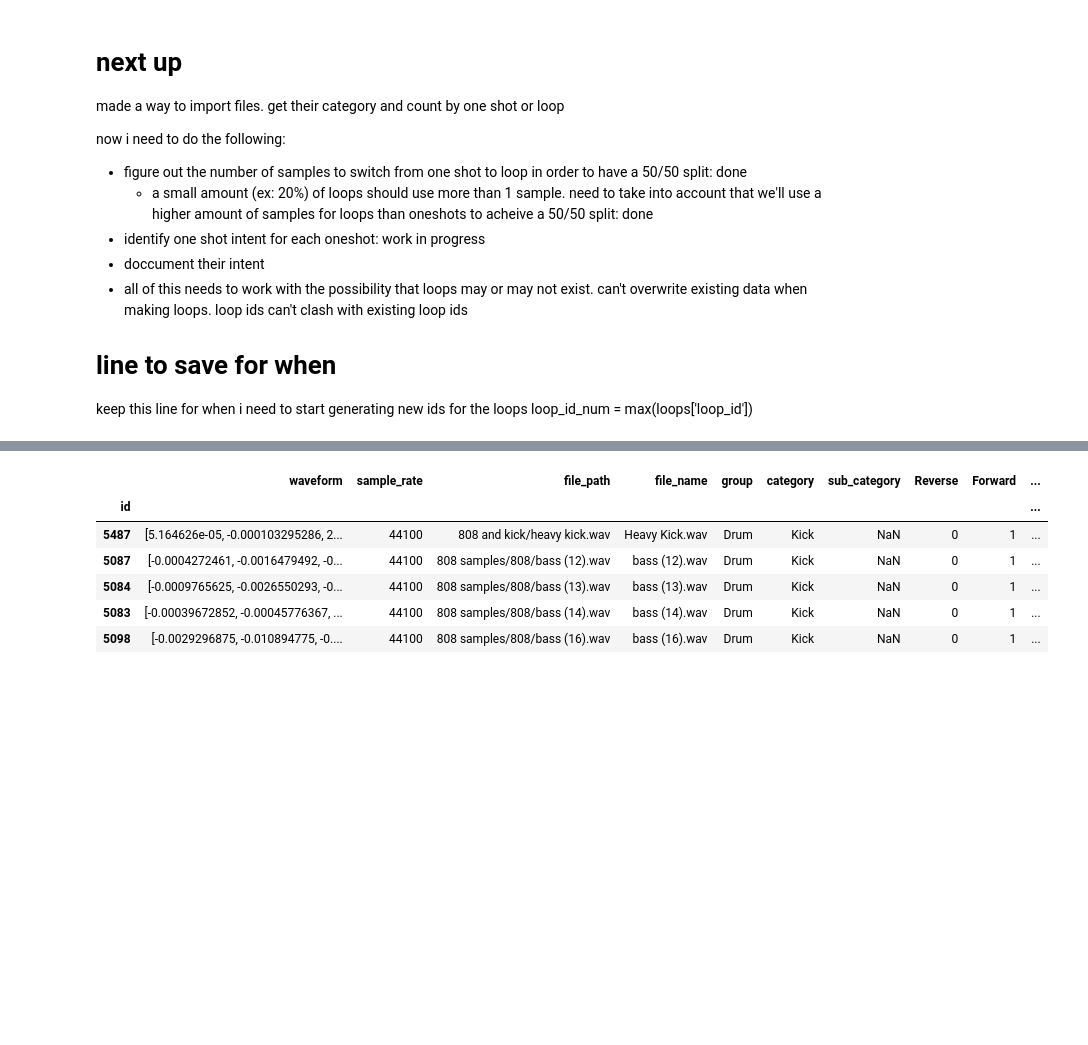
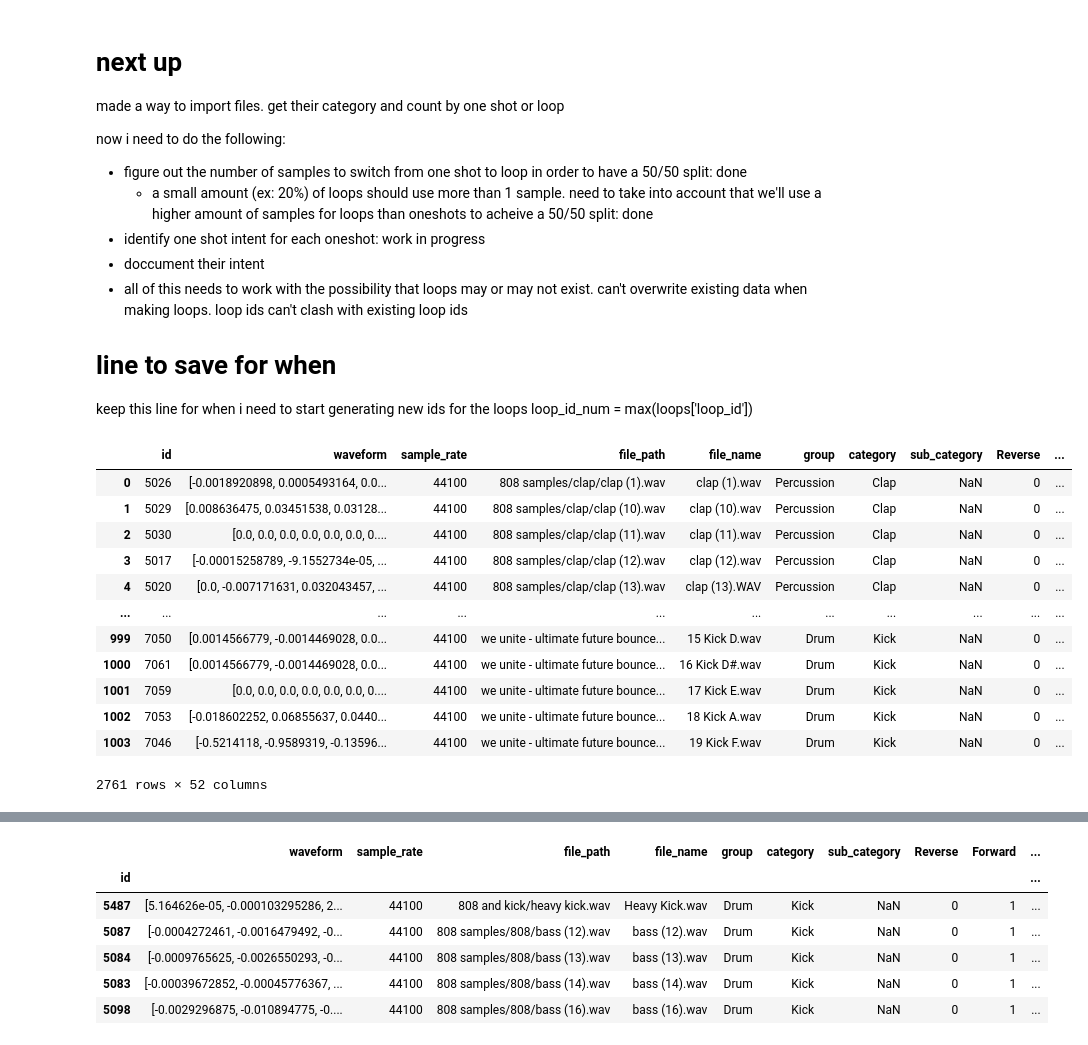
Before and after one commit to GrantCanty/sound_classifier, a Jupyter notebook: loop_manager.ipynb, the cells around one changed output, grey strips where cells are left out. Cells and saved outputs as stored; diff of their text form; code cells hidden in the pictures; blank space fills up the shorter version.

```diff
--- a/loop_manager.ipynb
+++ b/loop_manager.ipynb
@@ -141,6 +155,7 @@ gen = LoopGenerator()
 num_of_loop_units = int(one_to_loop_ratio / loop_unit_multi_sample_pct)
 num_of_loop_samples = math.ceil((one_to_loop_ratio + loop_unit_multi_sample_pct) / loop_unit_multi_sample_pct)
 
+updated_rows = []
 # if one shot count is greater than needed and
 for cat in category_counts:
     # count for intents meet the required counts - no edits need to be made
@@ -149,32 +164,29 @@ for cat in category_counts:
     # 0 count for both intents - just created intent col
     elif category_counts[cat]['one_shot_count'] > category_counts[cat]['required_one_shot_count_samples'] and category_counts[cat]['one_shot_intent_count'] == 0 and category_counts[cat]['loop_intent_count'] == 0 :
         tmp = samples_copy[(samples_copy['category'] == cat) & (samples_copy['One_Shot'] == 1)].copy()
+
         ones = tmp.iloc[:category_counts[cat]['required_one_shot_count_samples']].copy()
         ones['One_Shot_Intent'] = 1
-
 
         existing_loops = samples_copy[(samples_copy['category'] == cat) & (samples_copy['One_Shot'] == 0)].copy()
         loops = tmp.iloc[category_counts[cat]['required_one_shot_count_samples']:(category_counts[cat]['required_one_shot_count_samples']+category_counts[cat]['required_loop_count_samples']-len(existing_loops))].copy()
 
-
         existing_loops['One_Shot_Intent'] = 0
-        #existing_loops['Loop_id'] = existing_loops['id']
         loops['One_Shot_Intent'] = 0
         loops.reset_index(drop=False, inplace=True)
 
-        #print(loops)
         gen.generate_loops(loops, looping_patterns, num_of_loop_samples, cat)
-        updated_list = tmp.merge(gen.old_files, on='id', how='left')
-        #updated_list = updated_list.merge(ones, on='id', how='left')
+        tmp = clean_merge(tmp, gen.old_files)
+        tmp = clean_merge(tmp, ones)
 
+        tmp = tmp[~(
+            (tmp['One_Shot_Intent'].isna() | (tmp['One_Shot_Intent'] == '')) &
+            (tmp['Loop_id'].isna() | (tmp['Loop_id'] == ''))
+        )]
 
+        tmp = pd.concat([tmp, existing_loops], ignore_index=True)
+        updated_rows.append(tmp)
 
-
-
-
-
-        # need to join every file back to samples_copy using id
-        #print(f'category: {cat} - - tmp len: {len(tmp)} - - ones len: {len(ones)} - - loops len: {len(loops)}')
     # non 0 count exists for intents. intents already existing - dataset has done some loop generation already and new files were probably added
     elif (category_counts[cat]['one_shot_count'] > category_counts[cat]['required_one_shot_count_samples']) and (category_counts[cat]['one_shot_intent_count'] < category_counts[cat]['required_one_shot_count_samples']) and (category_counts[cat]['loop_intent_count'] < category_counts[cat]['required_loop_count_samples']):
         tmp = samples_copy[samples_copy['category'] == cat].copy()
@@ -183,3 +195,29 @@ for cat in category_counts:
         print(f'used_ones len: {len(used_ones)} -- unused_ones len: {len(unused_ones)}')
     elif category_counts[cat]['needed_each'] > category_counts[cat]['one_shot_count']:
         warnings.warn(f"not enough one shots to reach {one_to_loop_ratio}:1 ratio")
+
+
+if updated_rows:
+    all_updates = pd.concat(updated_rows)
+    samples_copy = clean_merge(samples_copy, all_updates)
+
+    samples_copy = samples_copy[~(
+            (samples_copy['One_Shot_Intent'].isna() | (samples_copy['One_Shot_Intent'] == '')) &
+            (samples_copy['Loop_id'].isna() | (samples_copy['Loop_id'] == ''))
+        )]
+# %%
+all_updates
+# %% [output]
+|  | id | waveform | sample_rate | file_path | file_name | group | category | sub_category | Reverse | ... |
+| 0 | 5026 | [-0.0018920898, 0.0005493164, 0.0... | 44100 | 808 samples/clap/clap (1).wav | clap (1).wav | Percussion | Clap | NaN | 0 | ... |
+| 1 | 5029 | [0.008636475, 0.03451538, 0.03128... | 44100 | 808 samples/clap/clap (10).wav | clap (10).wav | Percussion | Clap | NaN | 0 | ... |
+| 2 | 5030 | [0.0, 0.0, 0.0, 0.0, 0.0, 0.0, 0.... | 44100 | 808 samples/clap/clap (11).wav | clap (11).wav | Percussion | Clap | NaN | 0 | ... |
+| 3 | 5017 | [-0.00015258789, -9.1552734e-05, ... | 44100 | 808 samples/clap/clap (12).wav | clap (12).wav | Percussion | Clap | NaN | 0 | ... |
+| 4 | 5020 | [0.0, -0.007171631, 0.032043457, ... | 44100 | 808 samples/clap/clap (13).wav | clap (13).WAV | Percussion | Clap | NaN | 0 | ... |
+| ... | ... | ... | ... | ... | ... | ... | ... | ... | ... | ... |
+| 999 | 7050 | [0.0014566779, -0.0014469028, 0.0... | 44100 | we unite - ultimate future bounce... | 15 Kick D.wav | Drum | Kick | NaN | 0 | ... |
+| 1000 | 7061 | [0.0014566779, -0.0014469028, 0.0... | 44100 | we unite - ultimate future bounce... | 16 Kick D#.wav | Drum | Kick | NaN | 0 | ... |
+| 1001 | 7059 | [0.0, 0.0, 0.0, 0.0, 0.0, 0.0, 0.... | 44100 | we unite - ultimate future bounce... | 17 Kick E.wav | Drum | Kick | NaN | 0 | ... |
+| 1002 | 7053 | [-0.018602252, 0.06855637, 0.0440... | 44100 | we unite - ultimate future bounce... | 18 Kick A.wav | Drum | Kick | NaN | 0 | ... |
+| 1003 | 7046 | [-0.5214118, -0.9589319, -0.13596... | 44100 | we unite - ultimate future bounce... | 19 Kick F.wav | Drum | Kick | NaN | 0 | ... |
+2761 rows × 52 columns
```
Also changed, not shown: parts of 7 cells of this notebook, 1 other file.
